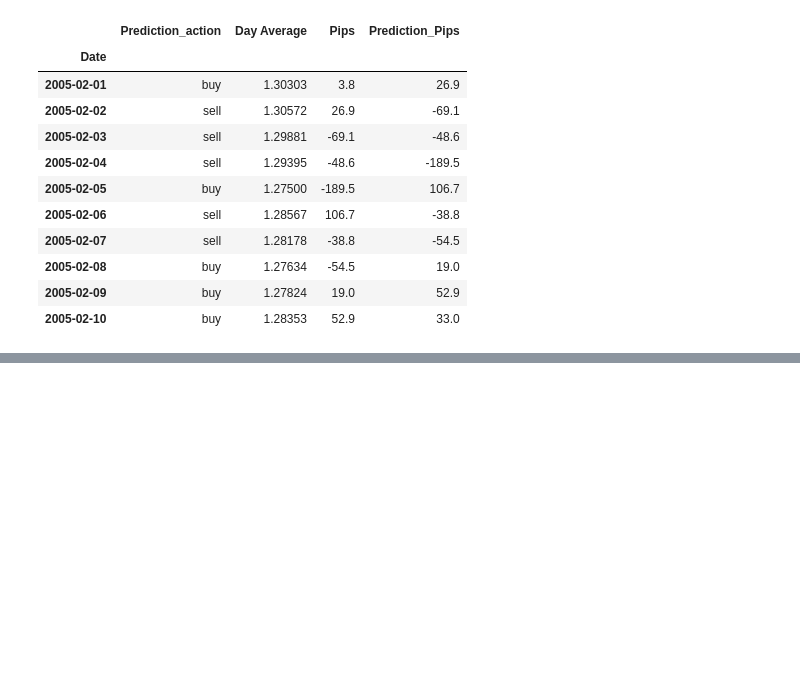
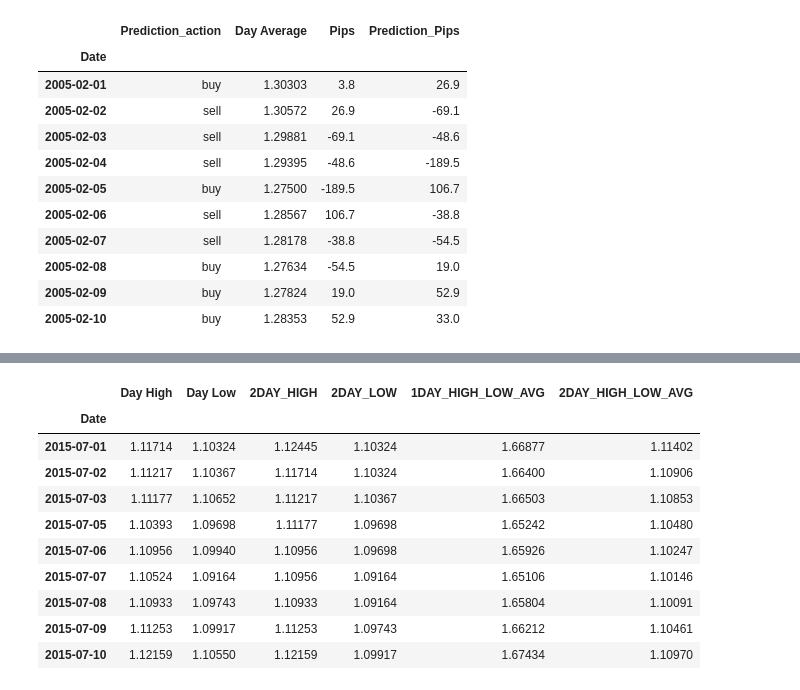
Before and after one commit to yuecong/autotrade, a Jupyter notebook: data_check_with_notebook.ipynb, the cells around one changed output, grey strips where cells are left out. Saved outputs shown, nothing was run; the diff lists cells and outputs as text; code cells hidden in the pictures; blank space fills up the shorter version.

```diff
--- a/data_check_with_notebook.ipynb
+++ b/data_check_with_notebook.ipynb
@@ -77,0 +162,14 @@ df_eur_usd['2005-02-01':'2005-02-10'][['Fast_k_3day', 'Fast_d_3day','Fast_k_4day
+# %%
+df_eur_usd['2015-07-01':'2015-07-10'][[u'Day High', u'Day Low',u'2DAY_HIGH', u'2DAY_LOW', u'1DAY_HIGH_LOW_AVG', u'2DAY_HIGH_LOW_AVG']]
+# %% [output]
+|  | Day High | Day Low | 2DAY_HIGH | 2DAY_LOW | 1DAY_HIGH_LOW_AVG | 2DAY_HIGH_LOW_AVG |
+| Date |  |  |  |  |  |  |
+| 2015-07-01 | 1.11714 | 1.10324 | 1.12445 | 1.10324 | 1.66877 | 1.11402 |
+| 2015-07-02 | 1.11217 | 1.10367 | 1.11714 | 1.10324 | 1.66400 | 1.10906 |
+| 2015-07-03 | 1.11177 | 1.10652 | 1.11217 | 1.10367 | 1.66503 | 1.10853 |
+| 2015-07-05 | 1.10393 | 1.09698 | 1.11177 | 1.09698 | 1.65242 | 1.10480 |
+| 2015-07-06 | 1.10956 | 1.09940 | 1.10956 | 1.09698 | 1.65926 | 1.10247 |
+| 2015-07-07 | 1.10524 | 1.09164 | 1.10956 | 1.09164 | 1.65106 | 1.10146 |
+| 2015-07-08 | 1.10933 | 1.09743 | 1.10933 | 1.09164 | 1.65804 | 1.10091 |
+| 2015-07-09 | 1.11253 | 1.09917 | 1.11253 | 1.09743 | 1.66212 | 1.10461 |
+| 2015-07-10 | 1.12159 | 1.10550 | 1.12159 | 1.09917 | 1.67434 | 1.10970 |
```
Also changed, not shown: parts of 8 cells of this notebook.
